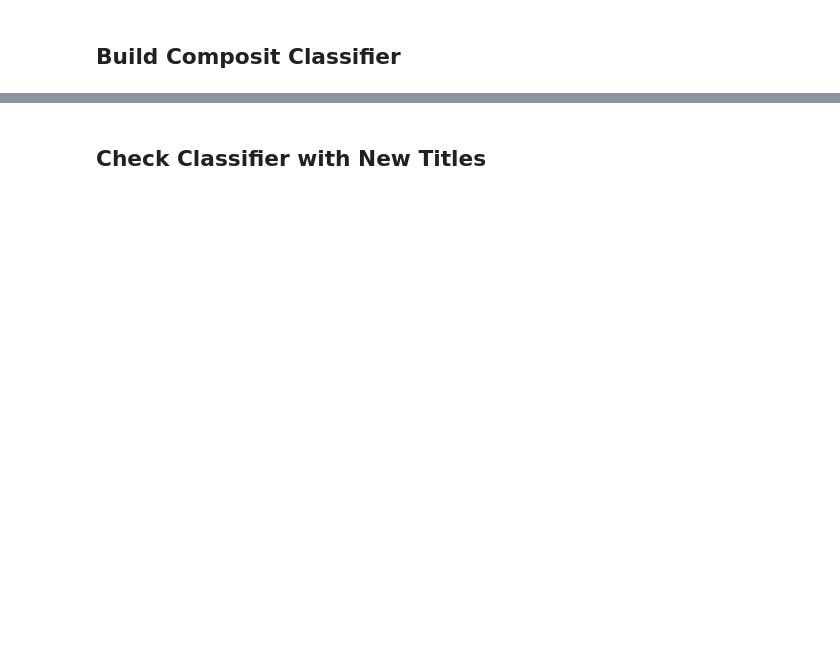
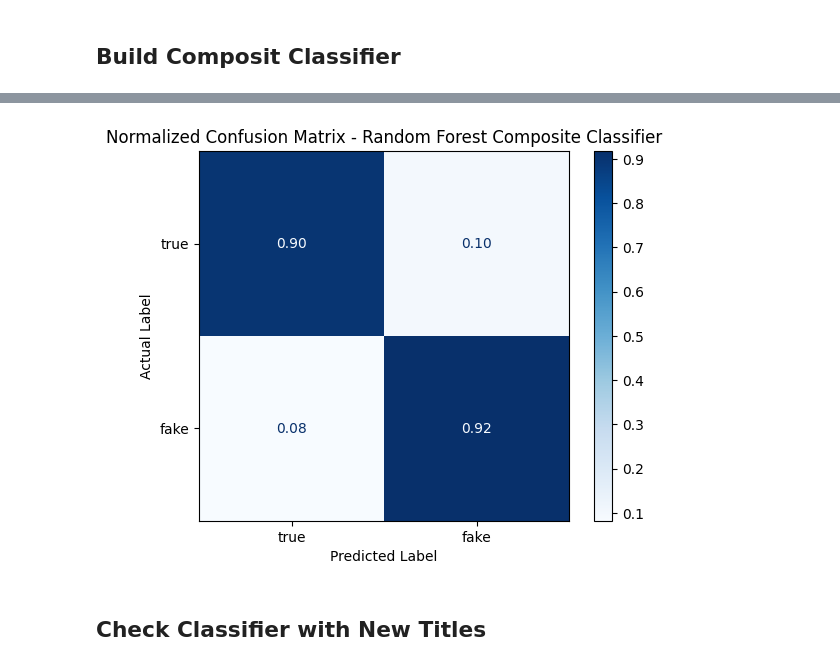
Before and after one commit to link1226/CAP4770-Project, a Jupyter notebook: notebooks/JoesNotebook.ipynb, the cells around one changed output, grey strips where cells are left out. Cells and saved outputs as stored; diff of their text form; code cells hidden in the pictures; blank space fills up the shorter version.

```diff
--- a/notebooks/JoesNotebook.ipynb
+++ b/notebooks/JoesNotebook.ipynb
@@ -400,6 +653,7 @@ x_train_reduced = pca_50.transform(x_train)
 x_test_reduced = pca_50.transform(x_test)
 # %%
 # Cluster
+kmeans.fit_predict(x_pca_50)
 cluster_labels_train = kmeans.predict(x_train_reduced)
 cluster_labels_test = kmeans.predict(x_test_reduced)
 # %% [markdown]
@@ -588,3 +842,32 @@ weighted avg      0.910     0.910     0.910     21473
+# %%
+# Check Normalized Confusion Matrix
+
+# Define labels
+label_mapping = {
+    "0": "true",
+    "1": "fake"
+}
+
+custom_labels = ["true", "fake"]
+
+# Normalized confusion matrix
+cm_normalized = confusion_matrix(
+    labels_test,
+    y_pred,
+    labels=["0", "1"],
+    normalize='true'
+)
+
+disp_normalized = ConfusionMatrixDisplay(confusion_matrix=cm_normalized,
+                                         display_labels=custom_labels)
+
+disp_normalized.plot(cmap=plt.cm.Blues, values_format=".2f")
+plt.title("Normalized Confusion Matrix - Random Forest Composite Classifier")
+plt.xlabel("Predicted Label")
+plt.ylabel("Actual Label")
+plt.show()
+# %% [output]
+[figure, added]
 # %% [markdown]
 ## Check Classifier with New Titles
 # %%
```
Also changed, not shown: parts of 27 cells of this notebook, 2 other files.
